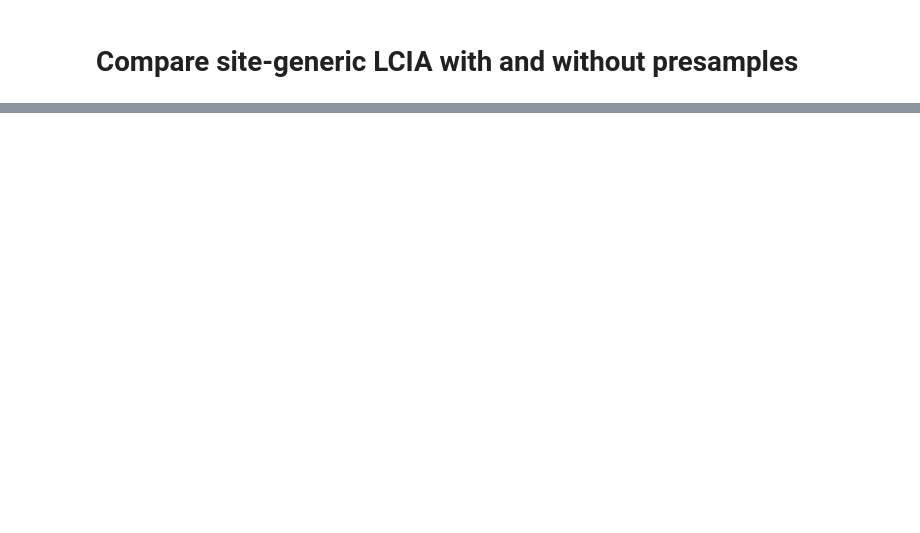
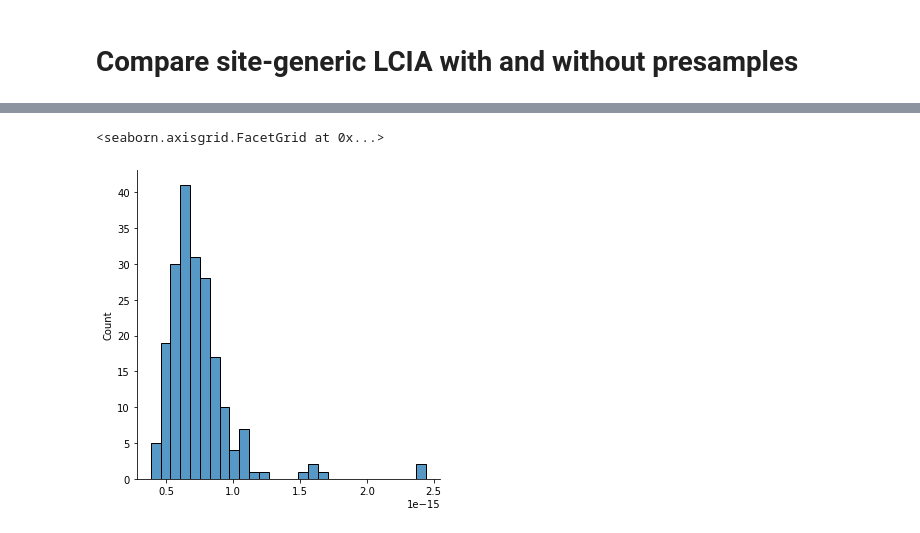
Before and after one commit to cmutel/regionalized-lca-examples, a Jupyter notebook: LC-IMPACT-case-study/notebooks/5 - Uncertainty analysis with presamples.ipynb, the cells around one changed output, grey strips where cells are left out. Drawn from its saved outputs; the diff is of its cells as text; code cells hidden in the pictures; blank space fills up the shorter version.

```diff
--- a/LC-IMPACT-case-study/notebooks/5 - Uncertainty analysis with presamples.ipynb
+++ b/LC-IMPACT-case-study/notebooks/5 - Uncertainty analysis with presamples.ipynb
@@ -293,0 +253,6 @@ sb.distplot(mc_with_results)
+# %%
+lca3 = bc.LCA(fu, data_objs=data_objs, use_arrays=True, use_distributions=True)
+lca3.lci()
+lca3.lcia()
+# %%
+mc_with_arrays_with_distributions = get_n_iterations(lca3, 100)
@@ -293,0 +269,5 @@ sb.distplot(mc_with_results)
+# %%
+sb.displot(mc_with_arrays_with_distributions)
+# %% [output]
+<seaborn.axisgrid.FacetGrid at 0x...>
+[figure, added]
```
Also changed, not shown: parts of 50 cells of this notebook.
